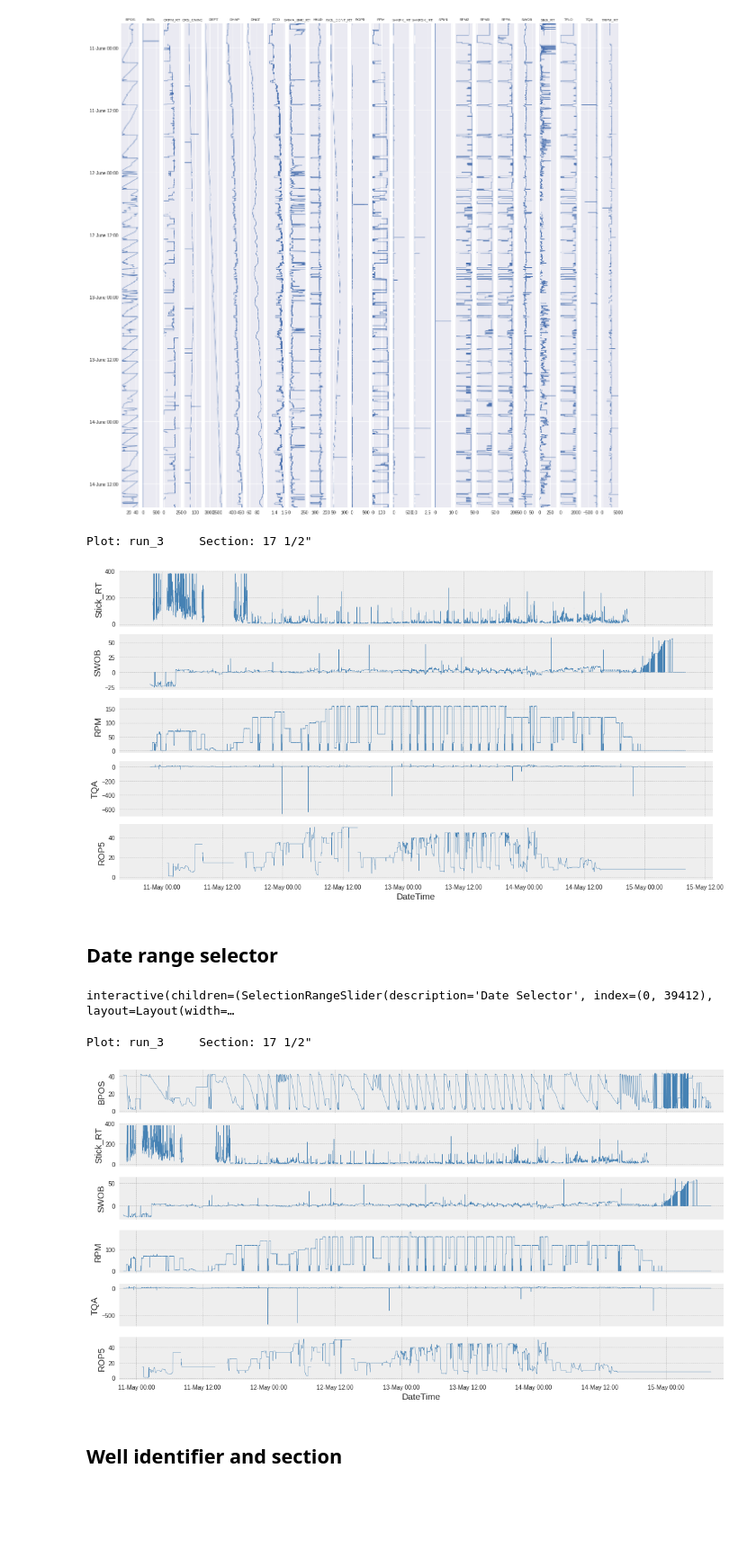
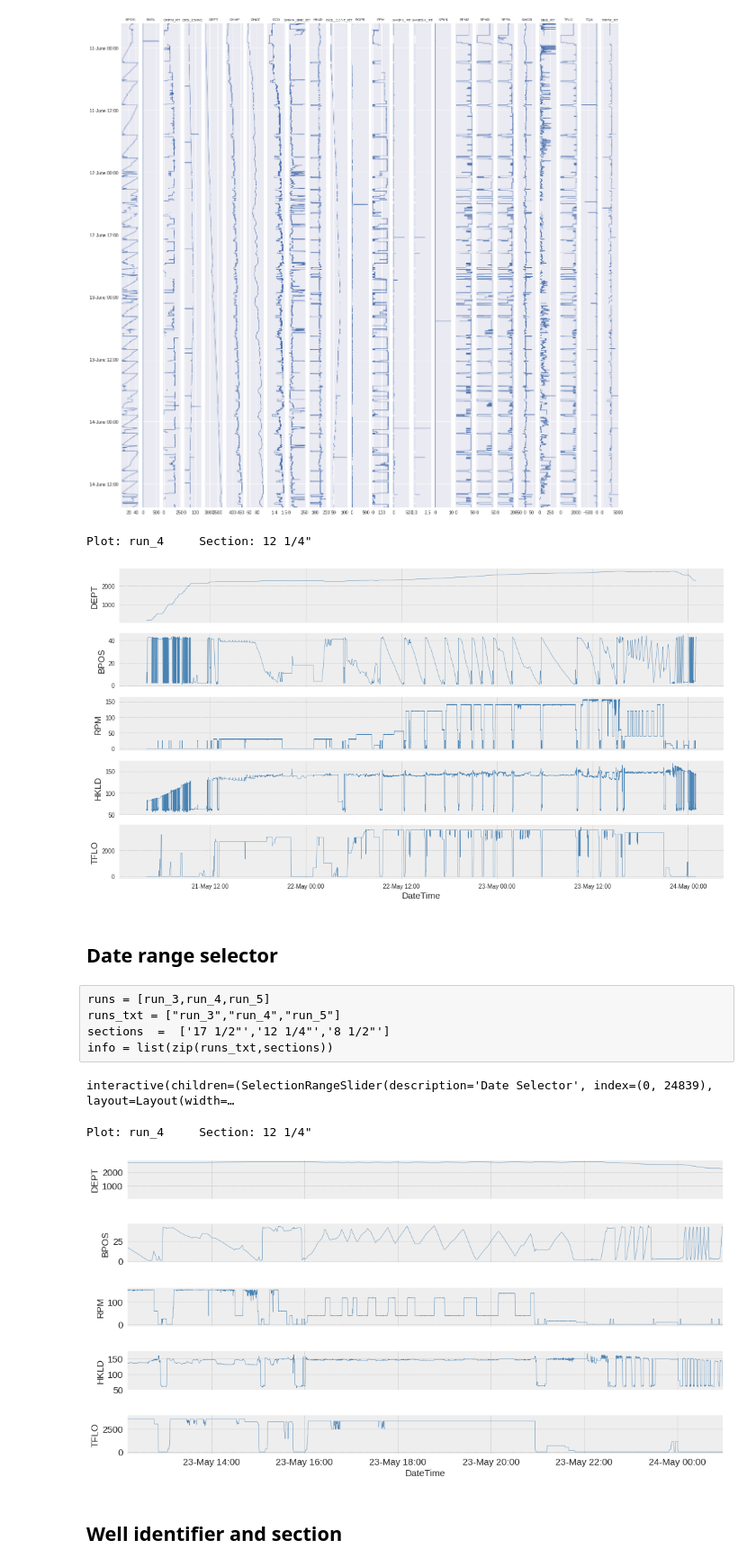
Before and after one commit to LuisNavarro93/Notebooks-Git, a Jupyter notebook: F14/DrillingMechanics.ipynb, the cells around one changed output. Shown at 90% size. Saved outputs shown, nothing was run; the diff lists cells and outputs as text; code cells hidden in the pictures; blank space fills up the shorter version.

```diff
--- a/F14/DrillingMechanics.ipynb
+++ b/F14/DrillingMechanics.ipynb
@@ -88,12 +88,17 @@ Plot: run_4     Section: 12 1/4"
 Plot: run_5     Section: 8 1/2"
 [figure]
 # %%
-sc.time_plts(["Stick_RT","SWOB","RPM","TQA","ROP5"],runs[0],info[0])
+sc.time_plts(["DEPT","BPOS","RPM","HKLD","TFLO"],runs[1],info[1])
 # %% [output]
-Plot: run_3     Section: 17 1/2"
+Plot: run_4     Section: 12 1/4"
-[figure, old version]
+[figure, new version]
 # %% [markdown]
 ## Date range selector
+# %% [raw]
+runs = [run_3,run_4,run_5]
+runs_txt = ["run_3","run_4","run_5"]
+sections  =  ['17 1/2"','12 1/4"','8 1/2"']
+info = list(zip(runs_txt,sections))
 # %%
 import ipywidgets as widgets
 def print_date_range(date_range):
@@ -104,15 +109,31 @@ def date_slider(data):
     dates = data.set_index("DateTime").index ; options = [(date.strftime('%d %m %H:%M'), date) for date in dates] ; index = (0, len(options)-1)
     selection_date_slider = widgets.SelectionRangeSlider(options=options,index=index,orientation='horizontal',layout={'width': '500px'},description="Date Selector")
     widgets.interact(print_date_range,date_range=selection_date_slider)
+# %%
+import matplotlib.dates as mdates
+def date_plts(list_,data,info,inf,sup):
+    print("Plot:",info[0],"\tSection:",info[1])
+    plt.rc('xtick', labelsize=15)
+    plt.rc('ytick', labelsize=15)
+    plt.style.use("bmh")
+    date_format = mdates.DateFormatter("%d-%B %H:%M")
+    fig,axes = plt.subplots(len(list_),1,figsize=(15,8),sharex=True)
+    for i,log in enumerate(list_):
+        axes[i].plot(data["DateTime"],data[list_[i]],linewidth = 0.5,color="steelblue")
+        axes[i].set_ylabel(log,fontsize=15)
+        axes[i].xaxis.set_major_formatter(date_format)
+    axes[i].set_xlabel("DateTime",fontsize=15)
+    axes[i].set_xlim(inf,sup)
+    plt.tight_layout()
 # %%
-date_slider(runs[0])
+date_slider(runs[1])
 # %% [output]
-interactive(children=(SelectionRangeSlider(description='Date Selector', index=(0, 39412), layout=Layout(width=…
+interactive(children=(SelectionRangeSlider(description='Date Selector', index=(0, 24839), layout=Layout(width=…
 # %%
-sc.date_plts(["BPOS","Stick_RT","SWOB","RPM","TQA","ROP5"],runs[0],info[0],inf,sup)
+date_plts(["DEPT","BPOS","RPM","HKLD","TFLO"],runs[1],info[1],inf,sup)
 # %% [output]
-Plot: run_3     Section: 17 1/2"
+Plot: run_4     Section: 12 1/4"
-[figure, old version]
+[figure, new version]
 # %% [markdown]
 ## Well identifier and section
 # %%
```
Also changed, not shown: parts of 4 cells of this notebook, 20 other files.
